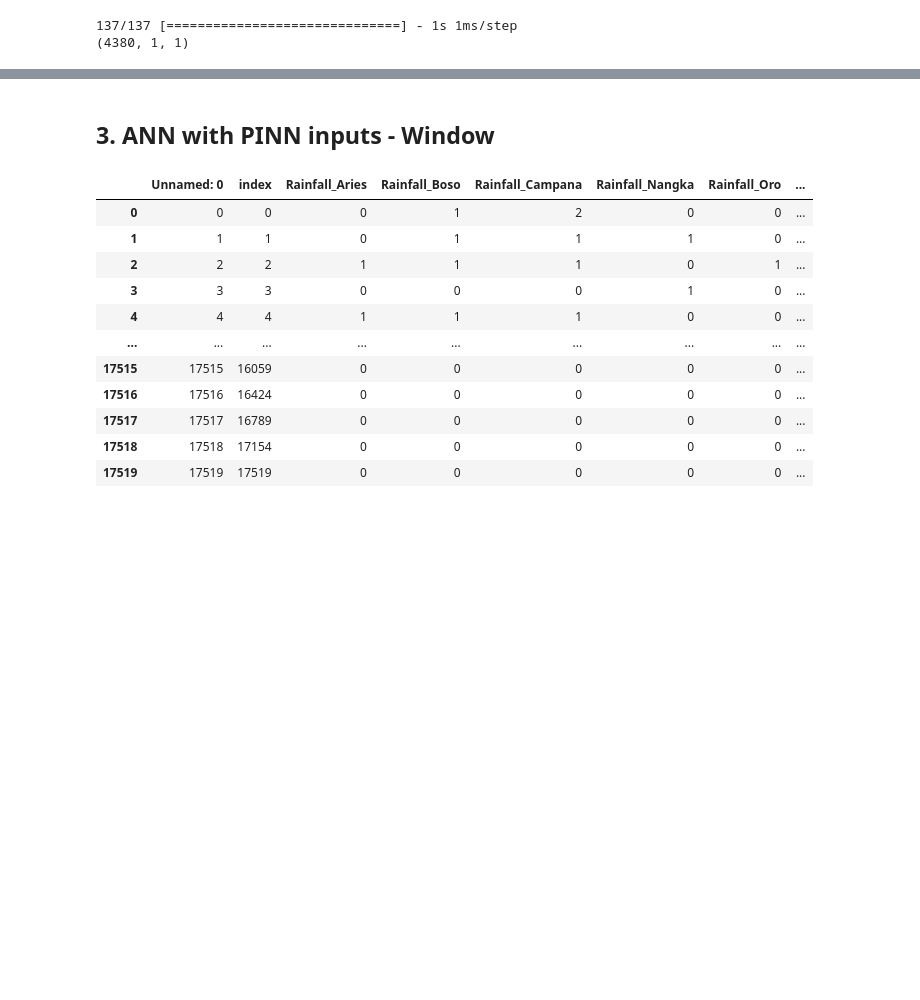
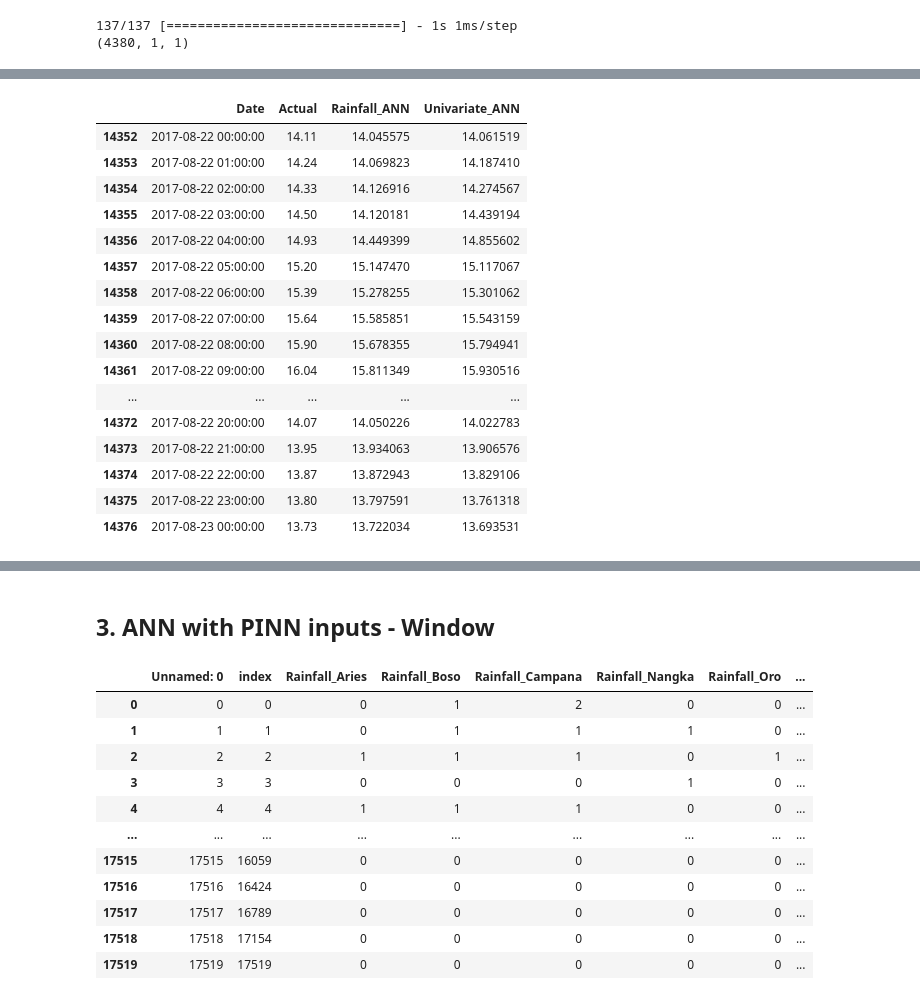
Before and after one commit to NeilQue/dsci_thesis, a Jupyter notebook: Jer_Files/basic_anns and pinns_2016_2017.ipynb, the cells around one changed output, grey strips where cells are left out. Saved outputs shown, nothing was run; the diff lists cells and outputs as text; code cells hidden in the pictures; blank space fills up the shorter version.

```diff
--- a/Jer_Files/basic_anns and pinns_2016_2017.ipynb
+++ b/Jer_Files/basic_anns and pinns_2016_2017.ipynb
@@ -718,0 +877,20 @@ array([11.879589 , 11.8582735, 11.836935 , ..., 12.456438 , 12.456438 ,
+# %%
+ann_predictions_1
+# %% [output]
+|  | Date | Actual | Rainfall_ANN | Univariate_ANN |
+| 14352 | 2017-08-22 00:00:00 | 14.11 | 14.045575 | 14.061519 |
+| 14353 | 2017-08-22 01:00:00 | 14.24 | 14.069823 | 14.187410 |
+| 14354 | 2017-08-22 02:00:00 | 14.33 | 14.126916 | 14.274567 |
+| 14355 | 2017-08-22 03:00:00 | 14.50 | 14.120181 | 14.439194 |
+| 14356 | 2017-08-22 04:00:00 | 14.93 | 14.449399 | 14.855602 |
+| 14357 | 2017-08-22 05:00:00 | 15.20 | 15.147470 | 15.117067 |
+| 14358 | 2017-08-22 06:00:00 | 15.39 | 15.278255 | 15.301062 |
+| 14359 | 2017-08-22 07:00:00 | 15.64 | 15.585851 | 15.543159 |
+| 14360 | 2017-08-22 08:00:00 | 15.90 | 15.678355 | 15.794941 |
+| 14361 | 2017-08-22 09:00:00 | 16.04 | 15.811349 | 15.930516 |
+| ... | ... | ... | ... | ... |
+| 14372 | 2017-08-22 20:00:00 | 14.07 | 14.050226 | 14.022783 |
+| 14373 | 2017-08-22 21:00:00 | 13.95 | 13.934063 | 13.906576 |
+| 14374 | 2017-08-22 22:00:00 | 13.87 | 13.872943 | 13.829106 |
+| 14375 | 2017-08-22 23:00:00 | 13.80 | 13.797591 | 13.761318 |
+| 14376 | 2017-08-23 00:00:00 | 13.73 | 13.722034 | 13.693531 |
```
Also changed, not shown: parts of 40 cells of this notebook, 3 other files.
